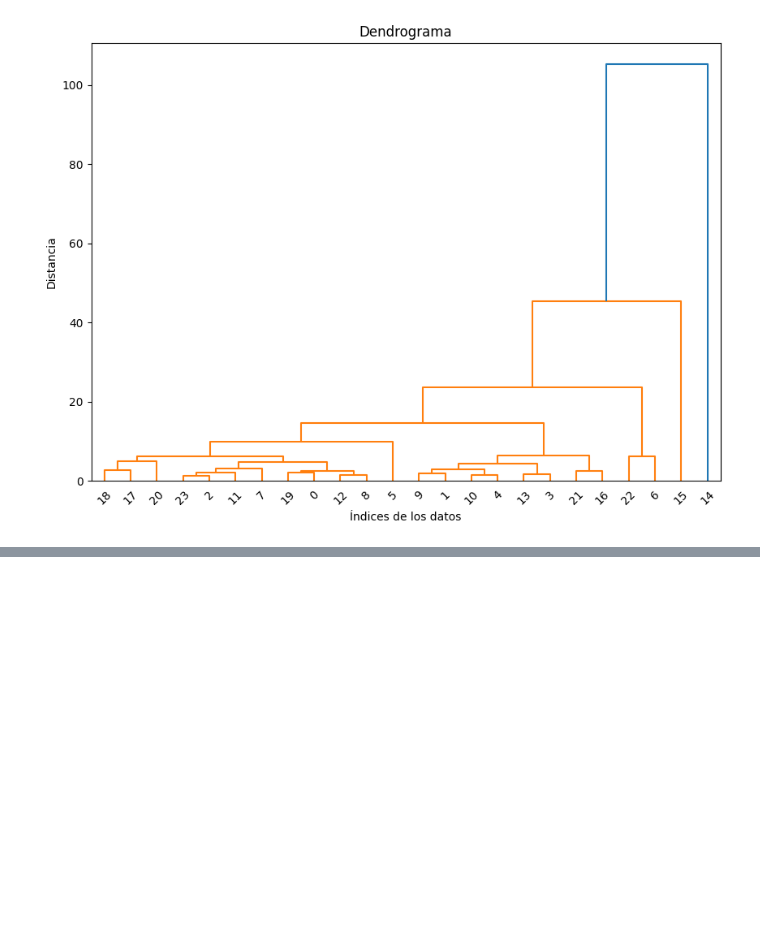
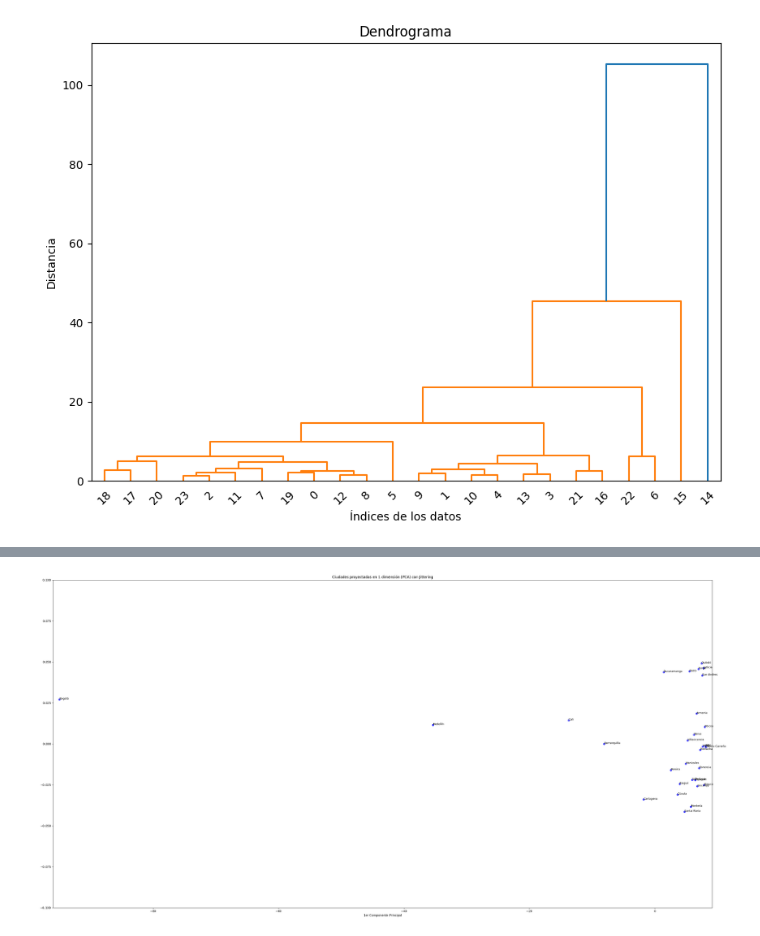
Before and after one commit to F3liP3L/Statistics_III, a Jupyter notebook: tarea1/src/tarea1.ipynb, the cells around one changed output, grey strips where cells are left out. Saved outputs shown, nothing was run; the diff lists cells and outputs as text; code cells hidden in the pictures; blank space fills up the shorter version.

Commit message:
✨ feat: Add PCA to GDP and Population data

```diff
--- a/tarea1/src/tarea1.ipynb
+++ b/tarea1/src/tarea1.ipynb
@@ -297,0 +296,88 @@ plt.show()
+# %%
+import numpy as np
+import pandas as pd
+import matplotlib.pyplot as plt
+
+data = {
+    'city': ['Bogotá', 'Medellín', 'Cali', 'Barranquilla', 'Cartagena', 'Bucaramanga', 'Pereira', 'Cúcuta', 'Ibagué',
+             'Santa Maria', 'Manizales', 'Villavicencio', 'Pasto', 'Montería', 'Valledupar', 'Neiva', 'Popayán',
+             'Armenia', 'Sincelejo', 'Tunja', 'Florencia', 'Riohacha', 'Quibdó', 'San Andres', 'Yopal', 'Leticia',
+             'Arauca', 'Mocoa', 'Mitú', 'Puerto Carreño'],
+    'gdpUsdBillion': [103.5, 44.1, 22.4, 16.8, 10.5, 7.3, 6.2, 5.1, 4.8, 4.0, 3.8, 3.5, 3.2, 3.0, 2.8, 2.5, 2.3,
+                      2.1, 2.0, 1.8, 1.7, 1.5, 1.3, 1.2, 1.1, 1.0, 0.9, 0.8, 0.7, 0.6],
+    'populationMillions': [7.18, 2.57, 2.23, 1.23, 1.03, 0.58, 0.48, 0.76, 0.53, 0.52, 0.43, 0.50, 0.45, 0.49, 0.47,
+                           0.35, 0.33, 0.30, 0.28, 0.25, 0.20, 0.22, 0.13, 0.08, 0.15, 0.05, 0.08, 0.04, 0.01, 0.01]
+}
+# Crear DataFrame
+df = pd.DataFrame(data)
+
+# Extraer variables para PCA
+X = df[['gdpUsdBillion', 'populationMillions']].values
+
+# Centrar los datos restando la media
+XCentered = X - np.mean(X, axis=0)
+
+# 2.1. Matriz de Covarianza
+covMatrix = np.cov(XCentered, rowvar=False)
+print("2.1. Matriz de Covarianza:\n", covMatrix)
+
+# 2.2. Calcular Eigenvalues y Eigenvectors
+eigenValues, eigenVectors = np.linalg.eigh(covMatrix)
+print("2.2. Eigenvalues (Valores propios):\n", eigenValues)
+
+# 2.3. Calcular la varianza explicada por cada Eigenvalue
+explainedVariance = eigenValues / np.sum(eigenValues)
+print("2.3. Varianza explicada por cada eigenvalue:\n", explainedVariance)
+
+# 2.4. Eigenvector correspondiente al mayor Eigenvalue
+principalEigenvector = eigenVectors[:, np.argmax(eigenValues)]
+print("2.4. Eigenvector (Vector propio) correspondiente al mayor eigenvalue:\n", principalEigenvector)
+
+# 2.5. Proyectar los datos a 1 dimensión utilizando el primer Eigenvector
+XProjected = np.dot(XCentered, principalEigenvector)
+print("2.5. Matriz proyectada (Datos reducidos a 1D):\n", XProjected)
+
+# 2.6. Error entre la matriz proyectada y la original
+XReconstructed = np.outer(XProjected, principalEigenvector) + np.mean(X, axis=0)
+error = X - XReconstructed
+print("2.6. Error entre la matriz proyectada y la original:\n", error)
+print("Error medio por columna:\n", np.mean(np.abs(error), axis=0))
+
+# 2.7. Graficar las ciudades proyectadas en 1 dimensión con Jittering
+jitter = np.random.uniform(-0.05, 0.05, size=XProjected.shape)  # Pequeño desplazamiento vertical aleatorio
+plt.figure(figsize=(40, 20))
+plt.scatter(XProjected, jitter, alpha=0.7, color='blue')
+
+# Agregar etiquetas a los puntos con jitter
+for i, city in enumerate(df['city']):
+    plt.text(XProjected[i], jitter[i], city, fontsize=9)
+
+# Ajustar límites para ampliar la separación entre los puntos
+plt.xlim(XProjected.min() - 1, XProjected.max() + 1)
+plt.ylim(-0.1, 0.1)  # Limitar el eje Y para que los puntos queden alineados, pero con jitter
+plt.title('Ciudades proyectadas en 1 dimensión (PCA) con Jittering')
+plt.xlabel('1er Componente Principal')
+plt.show()
+
+# 2.8. Graficar las ciudades en las 2 dimensiones originales con escala logarítmica y ajustes en los límites
+plt.figure(figsize=(30,10))
+# Aplicar escala logarítmica en ambos ejes
+plt.xscale('log')
+plt.yscale('log')
+
+# Graficar los puntos
+plt.scatter(X[:, 0], X[:, 1], alpha=0.7, color='red')
+
+# Añadir etiquetas a las ciudades
+for i, city in enumerate(df['city']):
+    plt.text(X[i, 0], X[i, 1], city, fontsize=9)
+
+plt.title('2.8. Ciudades en 2 dimensiones (GDP vs Population) con escala logarítmica')
+plt.xlabel('GDP (USD Billion) [Log Scale]')
+plt.ylabel('Population (Millions) [Log Scale]')
+
+# Ajustar límites
+plt.xlim(X[:, 0].min() * 0.5, X[:, 0].max() * 1.5)
+plt.ylim(X[:, 1].min() * 0.5, X[:, 1].max() * 1.5)
+plt.show()
+# %% [output]
@@ -297,0 +401 @@ plt.show()
+[figure, added]
```
Also changed, not shown: parts of 4 cells of this notebook.
